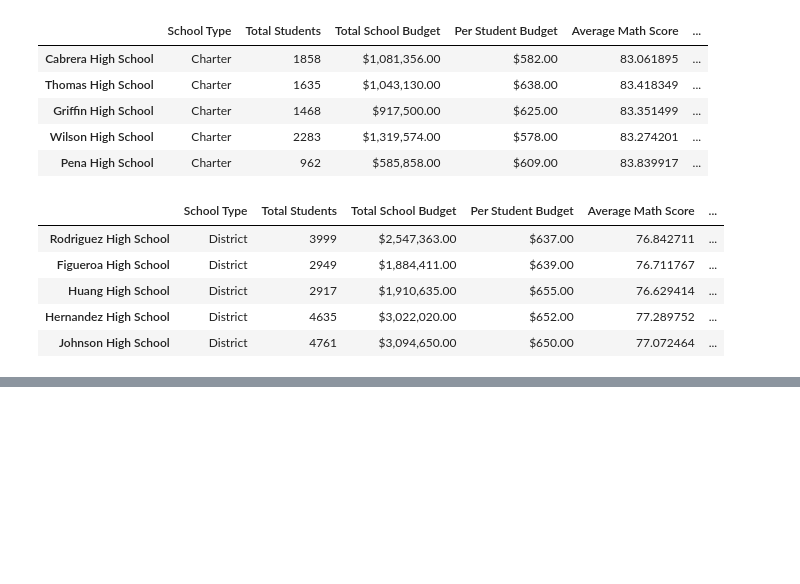
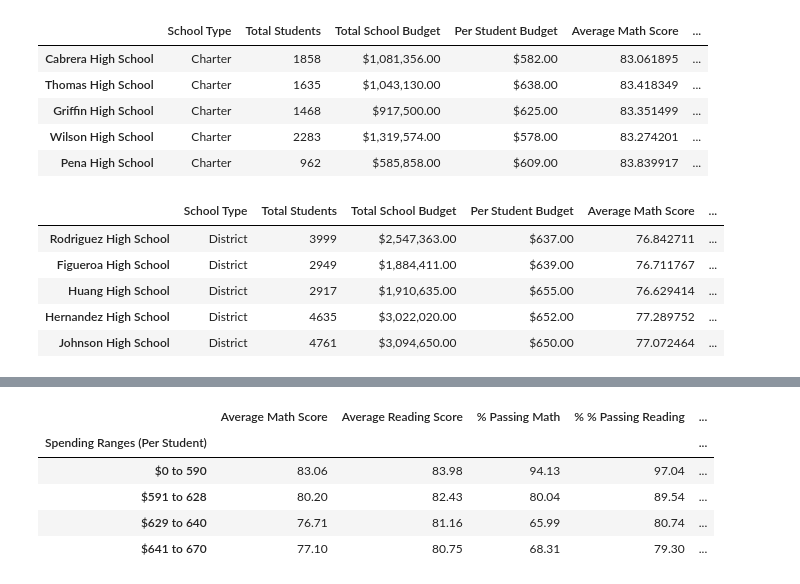
Before and after one commit to cciochina/pandas-challenge, a Jupyter notebook: PyCitySchools/main.ipynb, the cells around one changed output, grey strips where cells are left out. Cells and saved outputs as stored; diff of their text form; code cells hidden in the pictures; blank space fills up the shorter version.

Commit message:
Scores by spending

```diff
--- a/PyCitySchools/main.ipynb
+++ b/PyCitySchools/main.ipynb
@@ -243,0 +244,38 @@ score
+# %%
+# Scores by School Spending
+
+# Get the max and min per student spending to find the the ranges
+# print(student_budget.max())
+# print(student_budget.min())
+# Create bins in which to place values
+bins = [0,590,628,640,670]
+
+# Create labels for these bins
+group_labels = ["$0 to 590", "$591 to 628", "$629 to 640", "$641 to 670"]
+
+# We already have the student_budget above
+school_summary["Spending Ranges (Per Student)"] =  pd.cut(student_budget, bins, labels=group_labels).head()
+
+# Calculating scores based on spending ranges
+math = school_summary.groupby("Spending Ranges (Per Student)").mean()["Average Math Score"]
+reading = school_summary.groupby("Spending Ranges (Per Student)").mean()["Average Reading Score"]
+math_percent = school_summary.groupby("Spending Ranges (Per Student)").mean()["% Passing Math"]
+reading_percent = school_summary.groupby("Spending Ranges (Per Student)").mean()["% Passing Reading"]
+overall_percent = school_summary.groupby("Spending Ranges (Per Student)").mean()["% Overall Passing"]
+
+spending_ranges = pd.DataFrame()
+
+# Adding to the DataFrame
+spending_ranges["Average Math Score"] = math.map("{:.2f}".format)
+spending_ranges["Average Reading Score"] = reading.map("{:.2f}".format)
+spending_ranges["% Passing Math"] = math_percent.map("{:.2f}".format)
+spending_ranges["% % Passing Reading"] = reading_percent.map("{:.2f}".format)
+spending_ranges["% Overall Passing"] = overall_percent.map("{:.2f}".format)
+spending_ranges
+# %% [output]
+|  | Average Math Score | Average Reading Score | % Passing Math | % % Passing Reading | ... |
+| Spending Ranges (Per Student) |  |  |  |  | ... |
+| $0 to 590 | 83.06 | 83.98 | 94.13 | 97.04 | ... |
+| $591 to 628 | 80.20 | 82.43 | 80.04 | 89.54 | ... |
+| $629 to 640 | 76.71 | 81.16 | 65.99 | 80.74 | ... |
+| $641 to 670 | 77.10 | 80.75 | 68.31 | 79.30 | ... |
```
Also changed, not shown: parts of 4 cells of this notebook.
